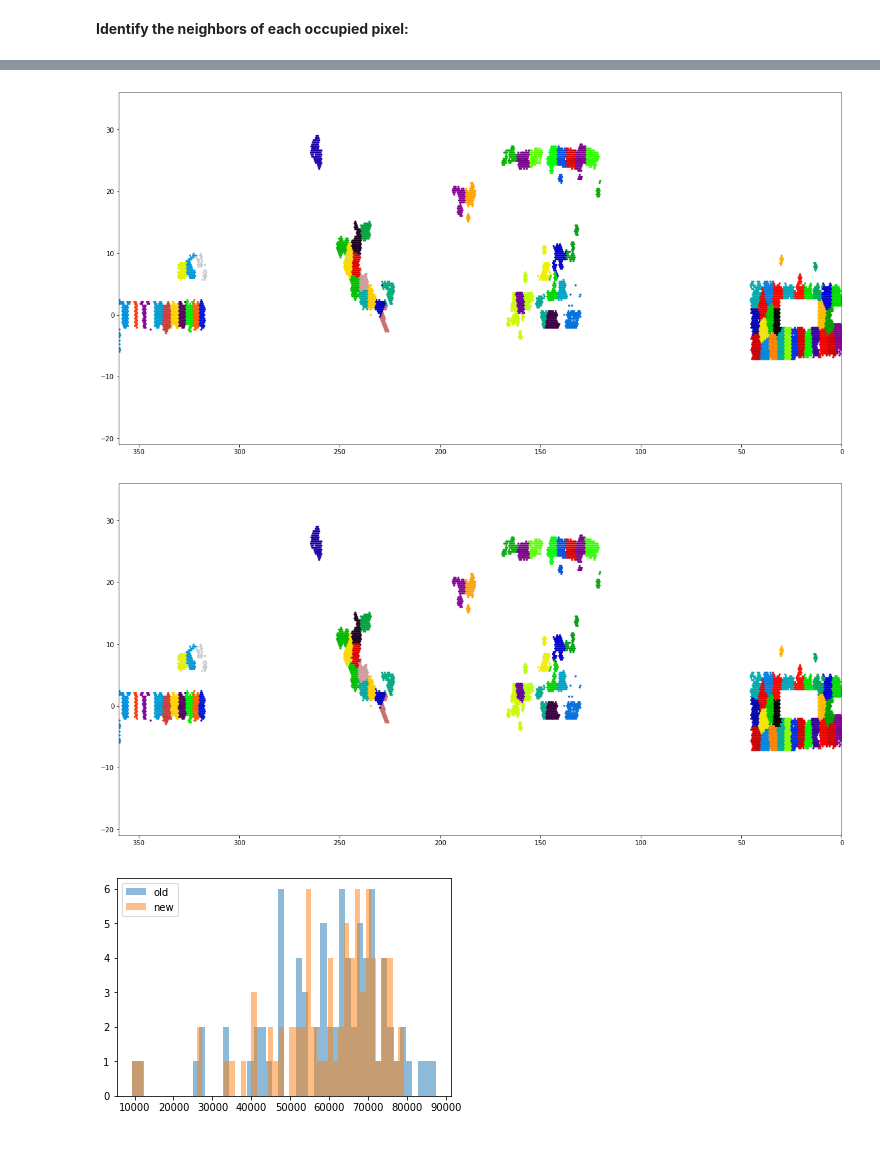
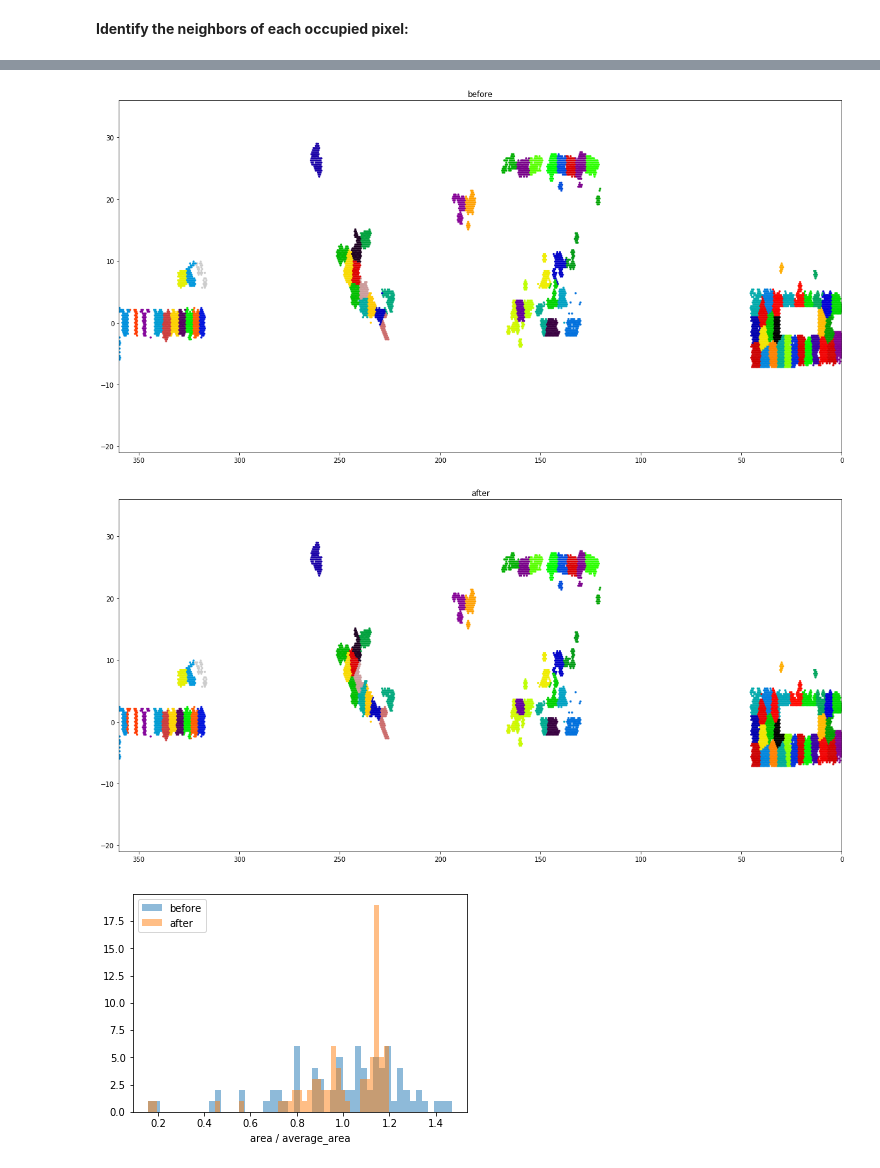
Before and after one commit to rongpu/Python, a Jupyter notebook: dev/sample_division.ipynb, the cells around one changed output, grey strips where cells are left out. Cells and saved outputs as stored; diff of their text form; code cells hidden in the pictures.

```diff
--- a/dev/sample_division.ipynb
+++ b/dev/sample_division.ipynb
@@ -105,14 +105,13 @@ default_params = {
     'pop_size': 50,   # population size
     'surv_rate': 0.5,
     'mutate_rate': 0.0015,
-    'ngen': 200,  # number of generations to run
+    'ngen': 2000,  # number of generations to run
     'tournament_k':3, # number of individuals in tournament selection
-    'equality_weight': 150., # weight of imposing equal weighted pix counts in fitness function
+    'equality_weight': 250., # weight of imposing equal weighted pix counts in fitness function
     # 'verbose': True,
 }
 # %%
-import optimized_division
-reload(optimized_division)
+from optimized_pixel_partition import Subsampler
 
 # Initialize
-optimizer = optimized_division.Subsampler(ra, dec, labels, neighbors, weights=counts, **default_params)
+optimizer = Subsampler(ra, dec, labels, neighbors, weights=counts, **default_params)
@@ -165,6 +164,7 @@ for idx_gen in range(default_params['ngen']):
 plt.figure(figsize=(20, 10))
 plt.scatter(ra, dec, c=labels, cmap=plt.cm.spectral, s=5)
 plt.axis([360, 0, -21, 36])
+plt.title('before')
 plt.show()
 
 # Final grouping
@@ -172,17 +172,19 @@ best = np.argsort(optimizer.scores)[-1]
 plt.figure(figsize=(20, 10))
 plt.scatter(ra, dec, c=optimizer.labels_all[best], cmap=plt.cm.spectral, s=5)
 plt.axis([360, 0, -21, 36])
+plt.title('after')
 plt.show()
 # %% [output]
-[figure, old version]
+[figure, new version]
-[figure, old version]
+[figure, new version]
 # %%
-plt.hist(group_counts_original, 50, alpha=0.5, label='old')
-plt.hist(optimizer.counts[best], 50, alpha=0.5, label='new')
+plt.hist(group_counts_original/optimizer.average_count, 50, alpha=0.5, label='before')
+plt.hist(optimizer.counts[best]/optimizer.average_count, 50, alpha=0.5, label='after')
 plt.legend(loc='upper left')
+plt.xlabel('area / average_area')
 plt.show()
 # %% [output]
-[figure, old version]
+[figure, new version]
 # %%
 counts_pix_original = group_counts_original[labels]
 plt.figure(figsize=(20, 10))
```
Also changed, not shown: parts of 6 cells of this notebook.
